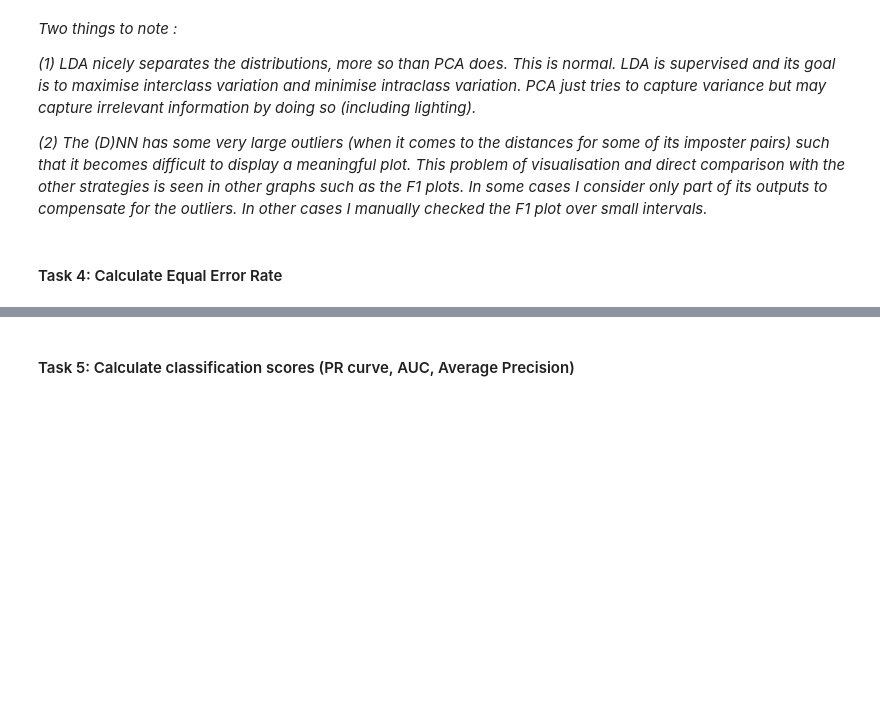
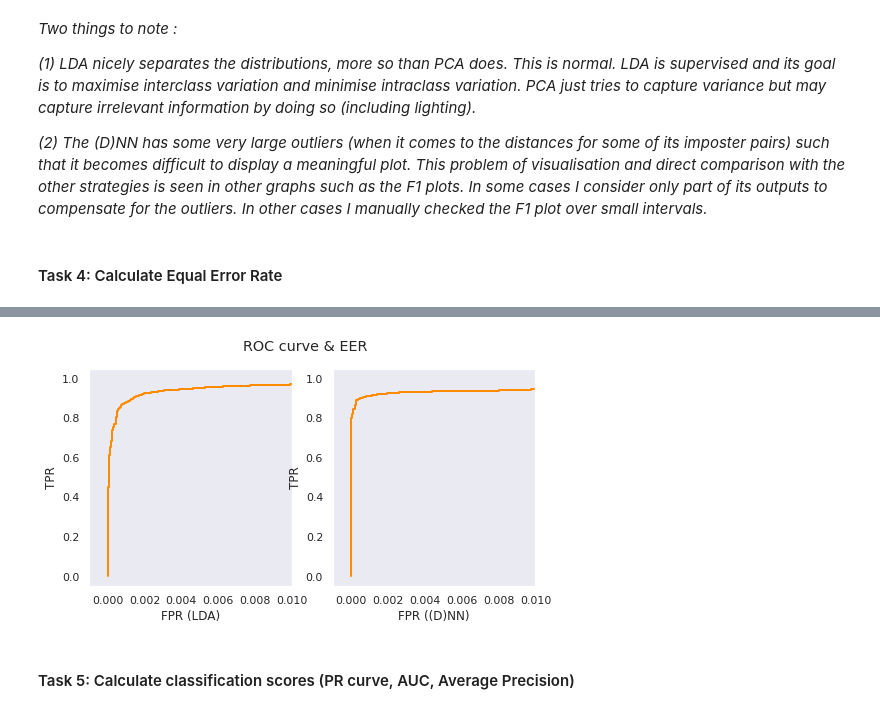
Before and after one commit to BrunoVandekerkhove/biometric-systems, a Jupyter notebook: face_recognition/facial_recognition.ipynb, the cells around one changed output, grey strips where cells are left out. Cells and saved outputs as stored; diff of their text form; code cells hidden in the pictures; blank space fills up the shorter version.

```diff
--- a/face_recognition/facial_recognition.ipynb
+++ b/face_recognition/facial_recognition.ipynb
@@ -673,3 +748,15 @@ plt.show()
+# %%
+center_plots()
+figure, axes = plt.subplots(ncols=2, nrows=1, figsize=(8,4))
+figure.suptitle('ROC curve & EER')
+for (strategy,i) in zip(strategies[2:],range(2)):
+  (genuine_id, _, normalised, _) = scores_dict[strategy.name]
+  fpr, tpr, thresholds = roc_curve(genuine_id, 1 - normalised)
+  axes[i].plot(fpr, tpr, color='darkorange', lw=2)
+  axes[i].set(ylabel='TPR')
+  axes[i].set(xlabel='FPR (' + strategy.name + ')', xlim=[-0.001,0.01])
+# %% [output]
+[figure, added]
 # %% [markdown]
 #### Task 5: Calculate classification scores (PR curve, AUC, Average Precision)
 # %%
```
Also changed, not shown: parts of 15 cells of this notebook.
